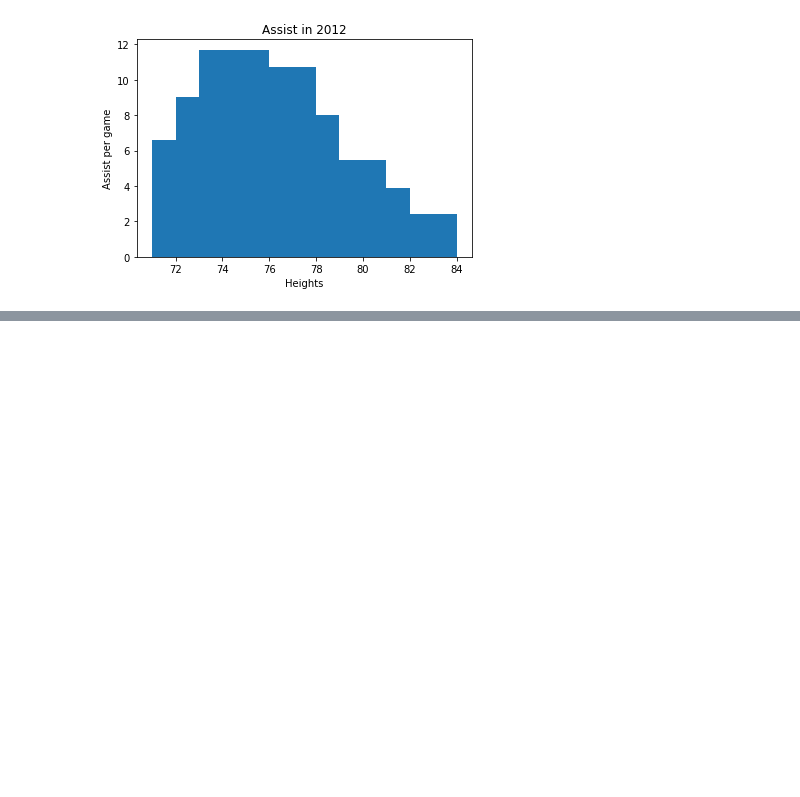
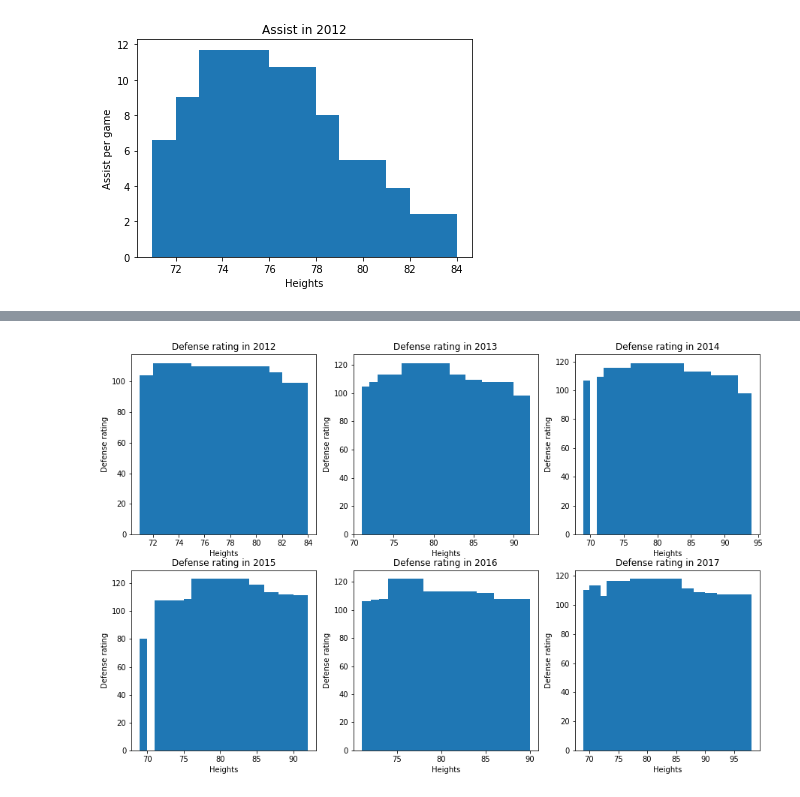
Before and after one commit to jake-garnier/COGS108Project, a Jupyter notebook: getData_anwar.ipynb, the cells around one changed output, grey strips where cells are left out. Cells and saved outputs as stored; diff of their text form; code cells hidden in the pictures; blank space fills up the shorter version.

```diff
--- a/getData_anwar.ipynb
+++ b/getData_anwar.ipynb
@@ -142,0 +283,49 @@ df_2017_assist = df_2017_sort['ASTPG']
+# %%
+plt.figure(figsize = (15,15))
+
+plt.subplot(3,3,1)
+plt.title("Defense rating in 2012")
+plt.xlabel("Heights")
+plt.ylabel("Defense rating")
+plt.bar(x = df_2012_height, height = df_2012_defense,width = 1, align  = 'edge')
+
+plt.subplot(3,3,2)
+plt.title("Defense rating in 2013")
+plt.xlabel("Heights")
+plt.ylabel("Defense rating")
+plt.bar(x = df_2013_height, height = df_2013_defense,width = 1, align  = 'edge')
+
+
+plt.subplot(3,3,3)
+plt.title("Defense rating in 2014")
+plt.xlabel("Heights")
+plt.ylabel("Defense rating")
+plt.bar(x = df_2014_height, height = df_2014_defense,width = 1, align  = 'edge')
+
+
+plt.subplot(3,3,4)
+plt.title("Defense rating in 2015")
+plt.xlabel("Heights")
+plt.ylabel("Defense rating")
+plt.bar(x = df_2015_height, height = df_2015_defense,width = 1, align  = 'edge')
+
+
+plt.subplot(3,3,5)
+plt.title("Defense rating in 2016")
+plt.xlabel("Heights")
+plt.ylabel("Defense rating")
+plt.bar(x = df_2016_height, height = df_2016_defense,width = 1, align  = 'edge')
+
+
+plt.subplot(3,3,6)
+plt.title("Defense rating in 2017")
+plt.xlabel("Heights")
+plt.ylabel("Defense rating")
+plt.bar(x = df_2017_height, height = df_2017_defense,width = 1, align  = 'edge')
+
+
+
+
+plt.show()
+# %% [output]
+[figure, added]
```
Also changed, not shown: parts of 11 cells of this notebook.
